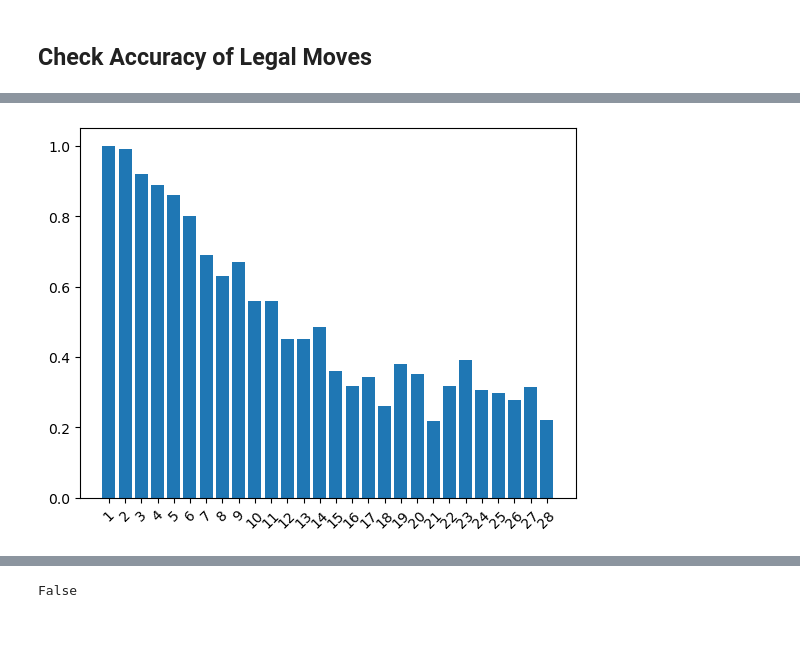
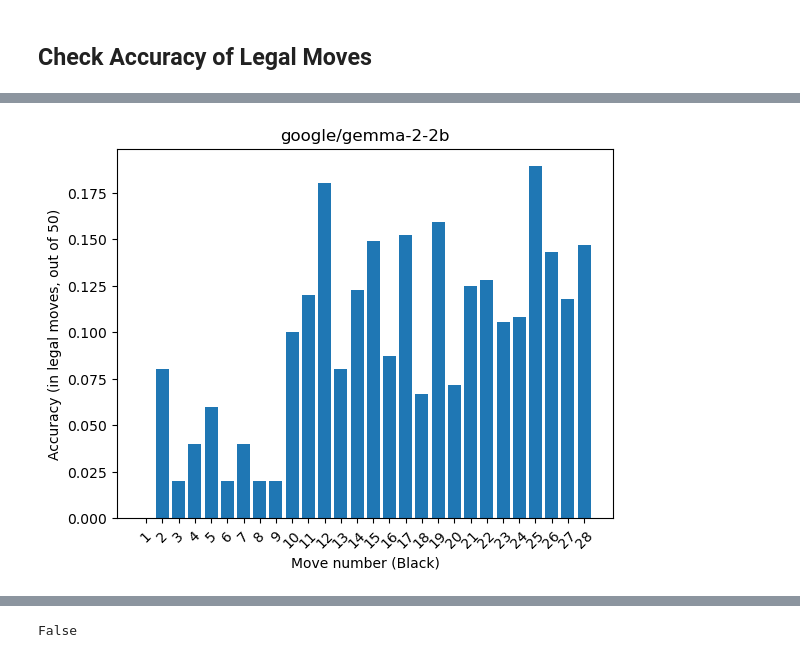
Before and after one commit to arnab-api/talkative_probes, a Jupyter notebook: notebooks/test.ipynb, the cells around one changed output, grey strips where cells are left out. Drawn from its saved outputs; the diff is of its cells as text; code cells hidden in the pictures; blank space fills up the shorter version.

```diff
--- a/notebooks/test.ipynb
+++ b/notebooks/test.ipynb
@@ -99,0 +142,3 @@ white_moves[query_move-1], black_moves[query_move-1]
+# %%
+board = chess_utils.pgn_string_to_board(request["pgn_state"])
+board
@@ -177,5 +198,5 @@ Repo card metadata block was not found. Setting CardData to empty.
 # %%
-limit = 100
+limit = 50
 pgn_transcripts = []
 for d in dataset["train"]:
     pgn_transcripts.append(d["transcript"])
@@ -188,37 +209,30 @@ track_accuracy = {move_idx: {"n_correct": 0, "n_total": 0} for move_idx in range
 
 from tqdm import tqdm
 for pgn_string in tqdm(pgn_transcripts):
-    white_move_indices = chess_utils.get_all_white_pos_indices(pgn_string)
-    white_moves = [
-        format_move("".join([pgn_string[jdx] for jdx in white_move_indices[idx]]))
-        for idx in range(len(white_move_indices))
-    ]
-
-    black_move_indices = chess_utils.get_all_black_pos_indices(pgn_string)
-    black_moves = [
-        format_move("".join([pgn_string[jdx] for jdx in black_move_indices[idx]]))
-        for idx in range(len(black_move_indices))
-    ]
-
+    white_moves, black_moves = get_white_and_black_moves(pgn_string)
     for query_move in range(
         1, min(
-            len(white_move_indices),
-            len(black_move_indices),
+            len(white_moves),
+            len(black_moves),
             LIMIT_MOVES - 1
         )
     ):
         track_accuracy[query_move]["n_total"] += 1
 
-        next_black_move = get_next_move_by_LM(
-            pgn_string=pgn_string,
-            query_move=query_move,
+        request = get_prompt(
+            pgn_string, query_move,
             white_moves=white_moves,
             black_moves=black_moves,
-            debug=True
+            # is_chat_mode=("instruct" in MODEL_KEY.lower()) or ("chat" in MODEL_KEY.lower())
+            is_chat_mode=False
         )
-        board = chess_utils.pgn_string_to_board(
-            pgn_string[:white_move_indices[query_move-1][-1] + 1]
+
+        next_black_move = get_next_move_by_LM(
+            request, debug=False
         )
+
+
+        board = chess_utils.pgn_string_to_board(request["pgn_state"])
         legal_black_moves = [board.san(move) for move in board.legal_moves]
 
         track_accuracy[query_move]["n_correct"] += next_black_move in legal_black_moves
@@ -250,19 +246,22 @@ Setting `pad_token_id` to `eos_token_id`:None for open-end generation.
 # %%
 accuracy_legal = []
 for query_move in range(1, LIMIT_MOVES):
     if track_accuracy[query_move]["n_total"] == 0:
         break
     accuracy_legal.append(
         track_accuracy[query_move]["n_correct"] / track_accuracy[query_move]["n_total"]
     )
 
 from matplotlib import pyplot as plt
 plt.bar(x = range(1, len(accuracy_legal)+1), height = accuracy_legal)
 plt.xticks(range(1, len(accuracy_legal)+1), rotation=45)
+plt.xlabel("Move number (Black)")
+plt.ylabel(f"Accuracy (in legal moves, out of {limit})")
+plt.title(f"{MODEL_KEY}")
 
 plt.show()
 # %% [output]
-[figure, old version]
+[figure, new version]
 # %%
 track_wrong_ans[0]
 # %% [output]
```
Also changed, not shown: parts of 17 cells of this notebook, 1 other file.
